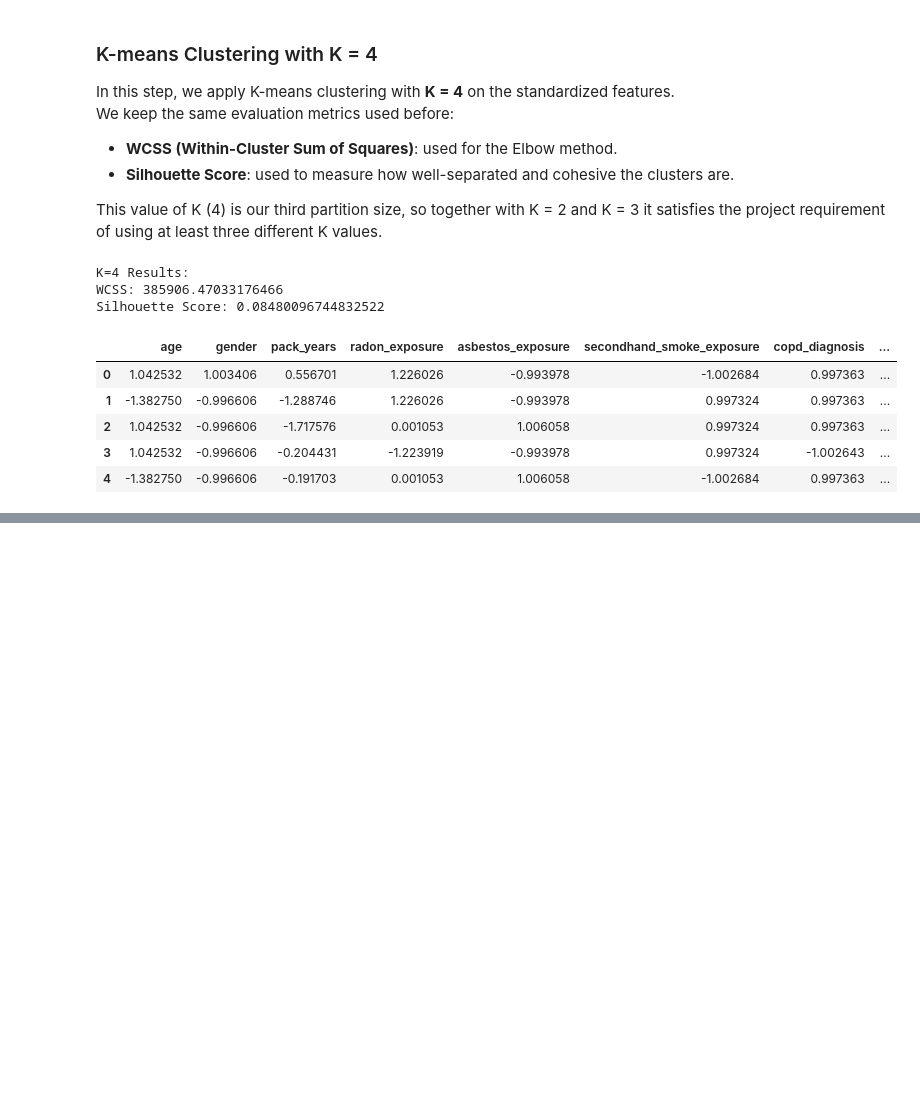
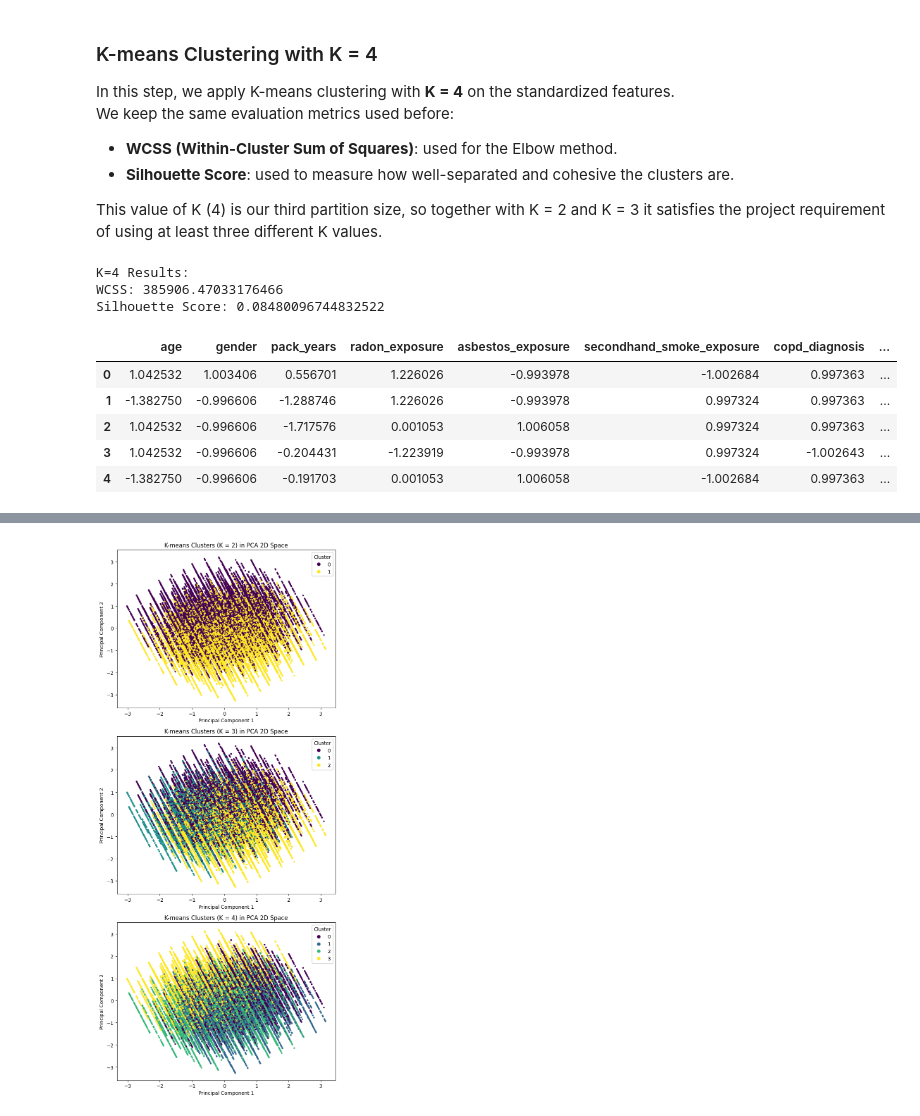
Before and after one commit to mraaheb/DataMining, a Jupyter notebook: Phase3.ipynb, the cells around one changed output, grey strips where cells are left out. Cells and saved outputs as stored; diff of their text form; code cells hidden in the pictures; blank space fills up the shorter version.

```diff
--- a/Phase3.ipynb
+++ b/Phase3.ipynb
@@ -222,0 +292,41 @@ Silhouette Score: 0.08480096744832522
+# %%
+from sklearn.decomposition import PCA
+import matplotlib.pyplot as plt
+
+# 1) Prepare data for PCA (use all feature columns, without the cluster labels)
+feature_cols = [c for c in X_scaled_df.columns if not c.startswith("cluster_")]
+X_features = X_scaled_df[feature_cols]
+
+# 2) Apply PCA to reduce to 2D
+pca = PCA(n_components=2, random_state=42)
+X_pca = pca.fit_transform(X_features)
+
+# Put PCA result in a DataFrame for convenience
+pca_df = pd.DataFrame(X_pca, columns=["PC1", "PC2"])
+pca_df["cluster_k2"] = X_scaled_df["cluster_k2"]
+pca_df["cluster_k3"] = X_scaled_df["cluster_k3"]
+pca_df["cluster_k4"] = X_scaled_df["cluster_k4"]
+
+# 3) Plot clusters for K = 2, 3, 4 (three separate subplots)
+fig, axes = plt.subplots(3, 1, figsize=(7, 16))
+
+cluster_cols = [("cluster_k2", 2), ("cluster_k3", 3), ("cluster_k4", 4)]
+
+for ax, (col, k) in zip(axes, cluster_cols):
+    scatter = ax.scatter(
+        pca_df["PC1"],
+        pca_df["PC2"],
+        c=pca_df[col],
+        s=5
+    )
+    ax.set_title(f"K-means Clusters (K = {k}) in PCA 2D Space")
+    ax.set_xlabel("Principal Component 1")
+    ax.set_ylabel("Principal Component 2")
+
+    legend1 = ax.legend(*scatter.legend_elements(), title="Cluster")
+    ax.add_artist(legend1)
+
+plt.tight_layout()
+plt.show()
+# %% [output]
+[figure, added]
```
Also changed, not shown: parts of 5 cells of this notebook.
